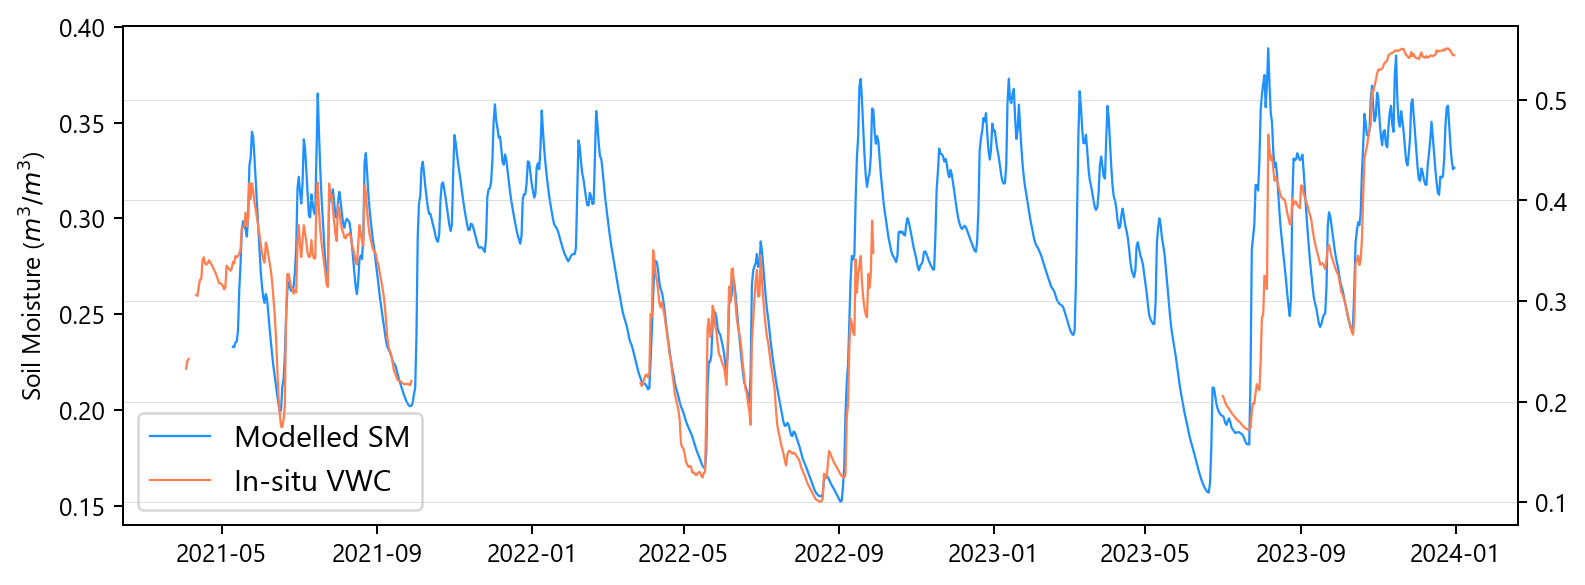
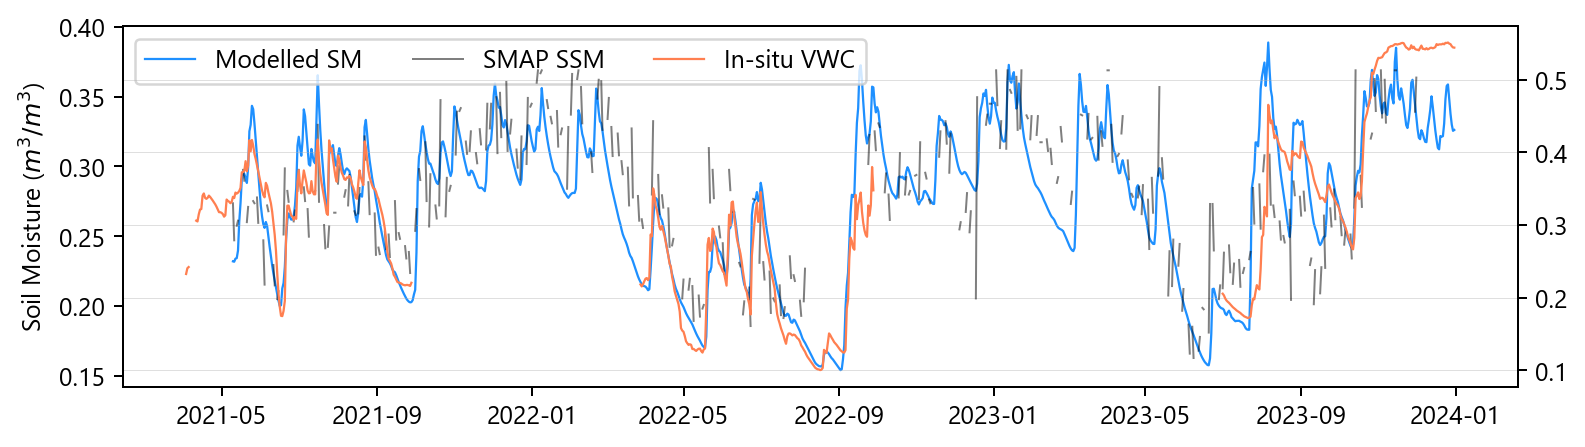
The change to this notebook cell's code, shown as a diff; its figure went from the first image to the second:
--- before
+++ after
@@ -1,3 +1,3 @@
-fig, ax = plt.subplots(figsize=(10, 3.6), dpi=180)
+fig, ax = plt.subplots(figsize=(10, 2.6), dpi=180)
 ax1=ax.twinx()
 
@@ -14,5 +14,5 @@
 
 flux_mon =flux.resample('D').mean()
-# ax1.plot(smap_sm_daily[start_date_smap:end_date], label='SMAP SSM', color='k', lw=0.8, alpha=0.5)
+ax1.plot(smap_sm_daily[start_date_smap:end_date], label='SMAP SSM', color='k', lw=0.8, alpha=0.5)
 ax.plot(flux_mon[start_date_smap:end_date], label='Modelled SM', color='dodgerblue', lw=0.9)
 ax1.plot(insitu_sm['vwc'][start_date_smap:end_date], label='In-situ VWC', color='coral', lw=0.9)
@@ -33,4 +33,4 @@
 handles = handles1 + handles2
 labels = labels1 + labels2
-ax.legend(handles, labels, ncol=1, fontsize=12)
+ax.legend(handles, labels, ncol=3, fontsize=10)
 plt.grid(axis='y', alpha=0.4, lw=0.4)

Commit: performance stats